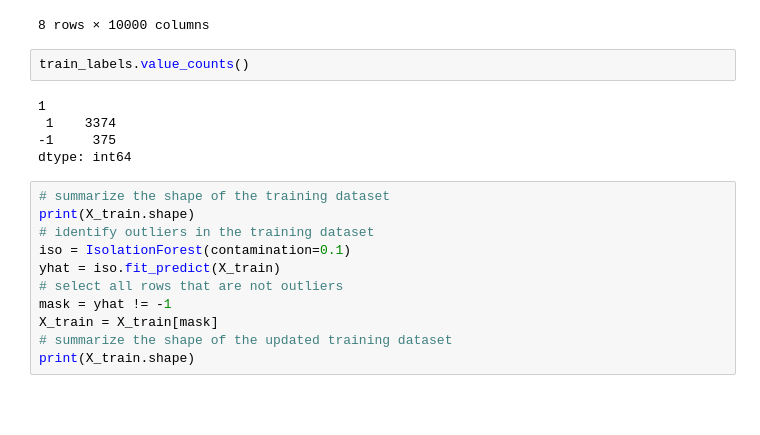
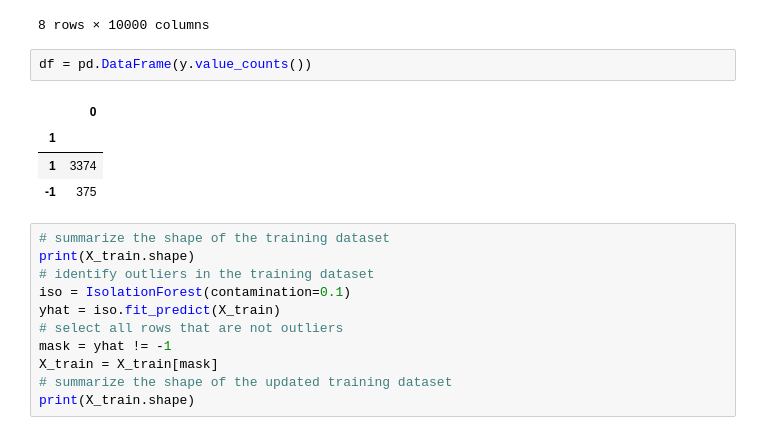
Before and after one commit to mikolaj1244/ML_predict_labels, a Jupyter notebook: EDA.ipynb, the cells around one changed output. Cells and saved outputs as stored; diff of their text form; blank space fills up the shorter version.

```diff
--- a/EDA.ipynb
+++ b/EDA.ipynb
@@ -39,12 +39,12 @@ test_data.describe()
 | max | 1053.495000 | 736.906000 | 141244.534000 | 177561.749000 | 60844.690000 | 2397.488000 | 2987.201000 | 2916.440000 | 1765.077000 | 684.350000 | ... |
 8 rows × 10000 columns
 # %%
-train_labels.value_counts()
+df = pd.DataFrame(y.value_counts())
 # %% [output]
-1
- 1    3374
--1     375
-dtype: int64
+|  | 0 |
+| 1 |  |
+| 1 | 3374 |
+| -1 | 375 |
 # %%
 # summarize the shape of the training dataset
 print(X_train.shape)
```
Also changed, not shown: 1 other file.
